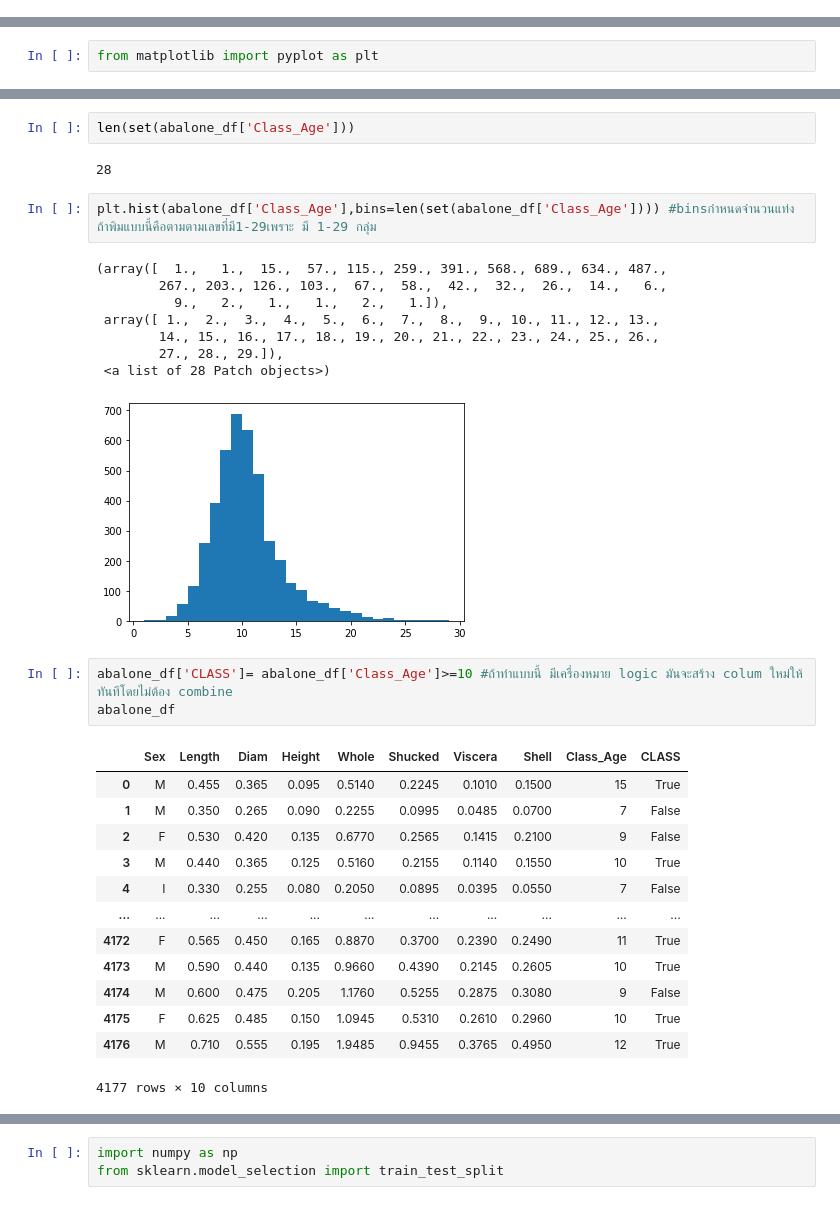
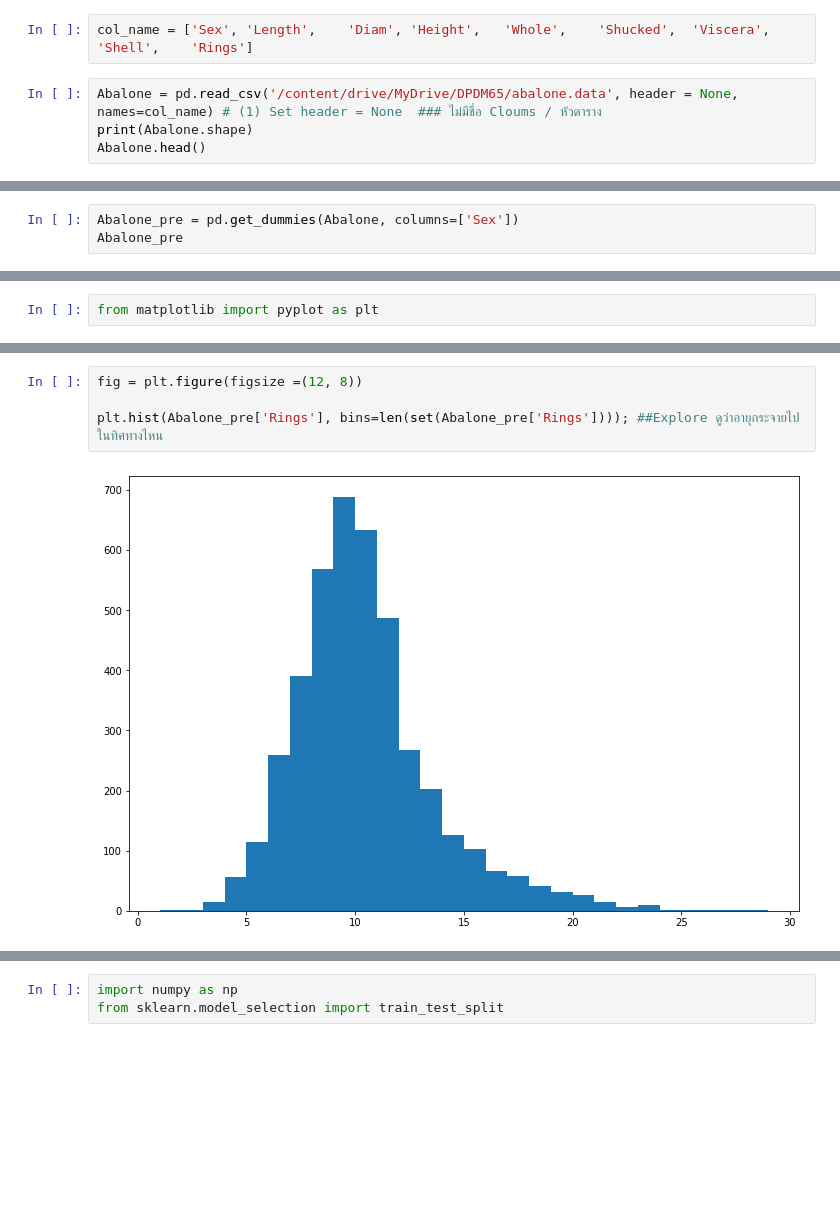
Before and after one commit to ikarosgn/data_viz, a Jupyter notebook: Classification.ipynb, the cells around one changed output, grey strips where cells are left out. Saved outputs shown, nothing was run; the diff lists cells and outputs as text; blank space fills up the shorter version.

```diff
--- a/Classification.ipynb
+++ b/Classification.ipynb
@@ -7,0 +28,6 @@ Mounted at /content/drive
+# %%
+col_name = ['Sex', 'Length',	'Diam',	'Height',	'Whole',	'Shucked',	'Viscera',	'Shell',	'Rings']
+# %%
+Abalone = pd.read_csv('/content/drive/MyDrive/DPDM65/abalone.data', header = None, names=col_name) # (1) Set header = None  ### ไม่มีชื่อ Cloums / หัวตาราง
+print(Abalone.shape)
+Abalone.head()
@@ -7,0 +44,3 @@ Mounted at /content/drive
+# %%
+Abalone_pre = pd.get_dummies(Abalone, columns=['Sex'])
+Abalone_pre
@@ -68,32 +79,6 @@ set(abalone_df['Class_Age'])
-# %%
-len(set(abalone_df['Class_Age']))
-# %% [output]
-28
-# %%
-plt.hist(abalone_df['Class_Age'],bins=len(set(abalone_df['Class_Age']))) #binsกำหนดจำนวนแท่ง ถ้าพิมแบบนี้คือตามตามเลขที่มี1-29เพราะ มี 1-29 กลุ่ม
-# %% [output]
-(array([  1.,   1.,  15.,  57., 115., 259., 391., 568., 689., 634., 487.,
-        267., 203., 126., 103.,  67.,  58.,  42.,  32.,  26.,  14.,   6.,
-          9.,   2.,   1.,   1.,   2.,   1.]),
- array([ 1.,  2.,  3.,  4.,  5.,  6.,  7.,  8.,  9., 10., 11., 12., 13.,
-        14., 15., 16., 17., 18., 19., 20., 21., 22., 23., 24., 25., 26.,
-        27., 28., 29.]),
- <a list of 28 Patch objects>)
-[figure, removed]
-# %%
-abalone_df['CLASS']= abalone_df['Class_Age']>=10 #ถ้าทำแบบนี้ มีเครื่องหมาย logic มันจะสร้าง colum ใหม่ให้ทันทีโดยไม่ต้อง combine
-abalone_df
-# %% [output]
-|  | Sex | Length | Diam | Height | Whole | Shucked | Viscera | Shell | Class_Age | CLASS |
-| 0 | M | 0.455 | 0.365 | 0.095 | 0.5140 | 0.2245 | 0.1010 | 0.1500 | 15 | True |
-| 1 | M | 0.350 | 0.265 | 0.090 | 0.2255 | 0.0995 | 0.0485 | 0.0700 | 7 | False |
-| 2 | F | 0.530 | 0.420 | 0.135 | 0.6770 | 0.2565 | 0.1415 | 0.2100 | 9 | False |
-| 3 | M | 0.440 | 0.365 | 0.125 | 0.5160 | 0.2155 | 0.1140 | 0.1550 | 10 | True |
-| 4 | I | 0.330 | 0.255 | 0.080 | 0.2050 | 0.0895 | 0.0395 | 0.0550 | 7 | False |
-| ... | ... | ... | ... | ... | ... | ... | ... | ... | ... | ... |
-| 4172 | F | 0.565 | 0.450 | 0.165 | 0.8870 | 0.3700 | 0.2390 | 0.2490 | 11 | True |
-| 4173 | M | 0.590 | 0.440 | 0.135 | 0.9660 | 0.4390 | 0.2145 | 0.2605 | 10 | True |
-| 4174 | M | 0.600 | 0.475 | 0.205 | 1.1760 | 0.5255 | 0.2875 | 0.3080 | 9 | False |
-| 4175 | F | 0.625 | 0.485 | 0.150 | 1.0945 | 0.5310 | 0.2610 | 0.2960 | 10 | True |
-| 4176 | M | 0.710 | 0.555 | 0.195 | 1.9485 | 0.9455 | 0.3765 | 0.4950 | 12 | True |
-4177 rows × 10 columns
+# %%
+fig = plt.figure(figsize =(12, 8))
+
+plt.hist(Abalone_pre['Rings'], bins=len(set(Abalone_pre['Rings']))); ##Explore ดูว่าอายุกระจายไปในทิศทางไหน
+# %% [output]
+[figure, added]
```
Also changed, not shown: parts of 55 cells of this notebook.
